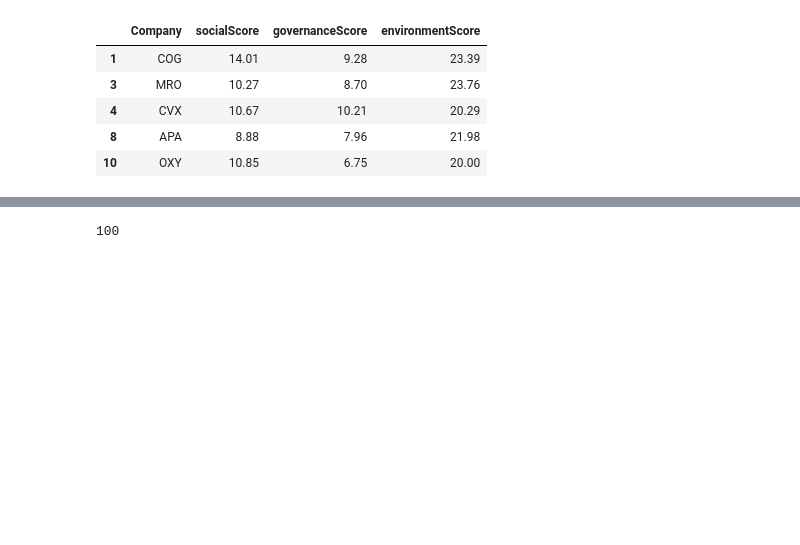
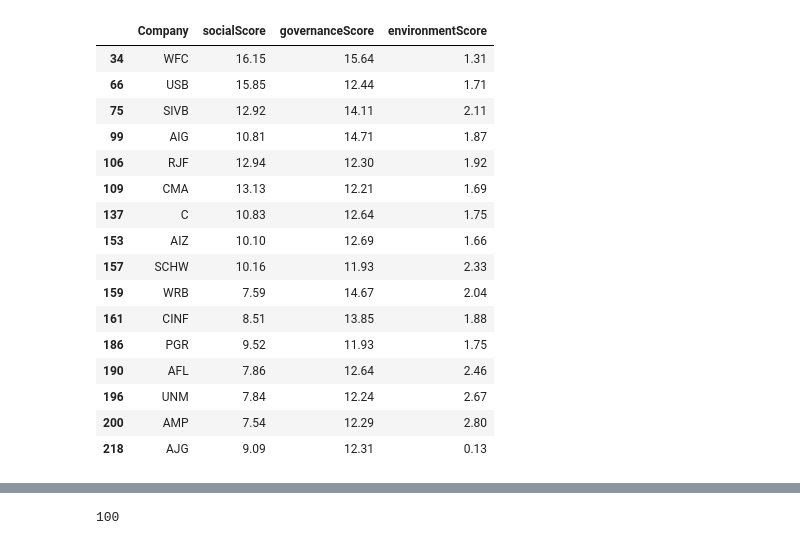
Before and after one commit to mbinkhaled/esg_nlp, a Jupyter notebook: 4. good_vs_bad.ipynb, the cells around one changed output, grey strips where cells are left out. Saved outputs shown, nothing was run; the diff lists cells and outputs as text; code cells hidden in the pictures; blank space fills up the shorter version.

```diff
--- a/4. good_vs_bad.ipynb
+++ b/4. good_vs_bad.ipynb
@@ -7,4 +7,4 @@ from sklearn.feature_extraction.text import TfidfTransformer, CountVectorizer
 from utils.preprocessing import get_texts
 from utils.preprocessing import get_texts, stop_words
 # %%
-df = pd.read_excel("data/esg_score.xlsx", sheet_name = "data")
+df_esg_score = pd.read_excel("data/esg_score.xlsx", sheet_name = "data")
@@ -16,3 +18,9 @@ env_score = esg_energy["environmentScore"]
+# %%
+sector = "Financial Services"
+tickers = df_esg_score[df_esg_score["sector"] == sector]["Company"]
+esgs = df_esg_score[df_esg_score["sector"] == sector][["Company", "socialScore", "governanceScore", "environmentScore"]]
+# %%
+score = esgs["governanceScore"]
 # %%
-upper_score = np.quantile(env_score, 0.7)
-lower_score = np.quantile(env_score, 0.3)
+upper_score = np.quantile(score, 0.75)
+lower_score = np.quantile(score, 0.25)
@@ -30,9 +39,0 @@ array(['NOV', 'OKE', 'HAL', 'SLB', 'WMB', 'KMI'], dtype=object)
-# %%
-esg_energy[esg_energy["environmentScore"] > upper_score]
-# %% [output]
-|  | Company | socialScore | governanceScore | environmentScore |
-| 1 | COG | 14.01 | 9.28 | 23.39 |
-| 3 | MRO | 10.27 | 8.70 | 23.76 |
-| 4 | CVX | 10.67 | 10.21 | 20.29 |
-| 8 | APA | 8.88 | 7.96 | 21.98 |
-| 10 | OXY | 10.85 | 6.75 | 20.00 |
@@ -41,0 +40,20 @@ good_companies_score = esg_energy[esg_energy["environmentScore"] < lower_score][
+# %%
+esgs[esgs["governanceScore"] > upper_score]
+# %% [output]
+|  | Company | socialScore | governanceScore | environmentScore |
+| 34 | WFC | 16.15 | 15.64 | 1.31 |
+| 66 | USB | 15.85 | 12.44 | 1.71 |
+| 75 | SIVB | 12.92 | 14.11 | 2.11 |
+| 99 | AIG | 10.81 | 14.71 | 1.87 |
+| 106 | RJF | 12.94 | 12.30 | 1.92 |
+| 109 | CMA | 13.13 | 12.21 | 1.69 |
+| 137 | C | 10.83 | 12.64 | 1.75 |
+| 153 | AIZ | 10.10 | 12.69 | 1.66 |
+| 157 | SCHW | 10.16 | 11.93 | 2.33 |
+| 159 | WRB | 7.59 | 14.67 | 2.04 |
+| 161 | CINF | 8.51 | 13.85 | 1.88 |
+| 186 | PGR | 9.52 | 11.93 | 1.75 |
+| 190 | AFL | 7.86 | 12.64 | 2.46 |
+| 196 | UNM | 7.84 | 12.24 | 2.67 |
+| 200 | AMP | 7.54 | 12.29 | 2.80 |
+| 218 | AJG | 9.09 | 12.31 | 0.13 |
```
Also changed, not shown: parts of 27 cells of this notebook.
